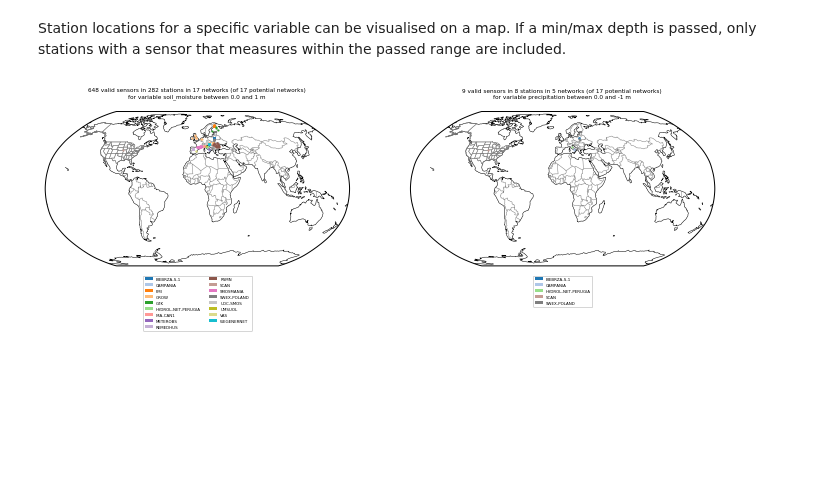
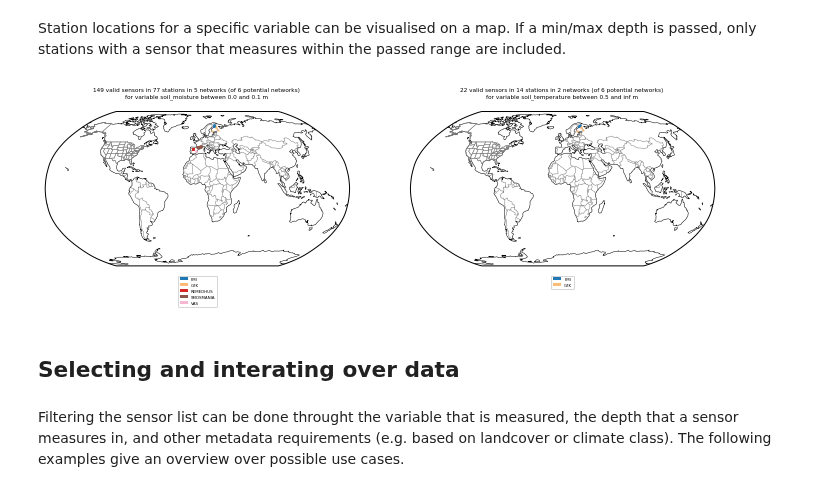
Before and after one commit to TUW-GEO/ismn, a Jupyter notebook: docs/read_and_plot_ismn_data/interface.ipynb, the cells around one changed output. Cells and saved outputs as stored; diff of their text form; code cells hidden in the pictures; blank space fills up the shorter version.

Commit message:
Update examples

```diff
--- a/docs/read_and_plot_ismn_data/interface.ipynb
+++ b/docs/read_and_plot_ismn_data/interface.ipynb
@@ -12,4 +14,4 @@ import matplotlib.pyplot as plt
 # Enter the path to your ISMN data
 path_to_ismn_data = "/home/wolfgang/data-read/ismn/Data_separate_files_20090804_20201212/"
 
-ismn_data = ISMN_Interface(path_to_ismn_data)
+ismn_data = ISMN_Interface(path_to_ismn_data, network=['REMEDHUS', 'SMOSMANIA', 'FMI', 'WEGENERNET', 'GTK', 'VAS'])
@@ -97,12 +210,16 @@ Station locations for a specific variable can be visualised on a map. If a min/m
 # %%
 import cartopy.crs as ccrs
 
 #plot available station on a map
 fig, axs = plt.subplots(1, 2, figsize=(12,6), subplot_kw={'projection': ccrs.Robinson()})
-ismn_data.plot_station_locations('soil_moisture', min_depth=0., max_depth=1, ax=axs[0])
-ismn_data.plot_station_locations('precipitation', min_depth=0., max_depth=-1, ax=axs[1])
+ismn_data.plot_station_locations('soil_moisture', min_depth=0., max_depth=0.1, ax=axs[0])
+ismn_data.plot_station_locations('soil_temperature', min_depth=0.5, ax=axs[1])
 
 plt.show()
 # %% [output]
-[figure, old version]
+[figure, new version]
+# %% [markdown]
+## Selecting and interating over data
+# %% [markdown]
+Filtering the sensor list can be done throught the variable that is measured, the depth that a sensor measures in, and other metadata requirements (e.g. based on landcover or climate class). The following examples give an overview over possible use cases.
 # %%
```
Also changed, not shown: parts of 38 cells of this notebook.
